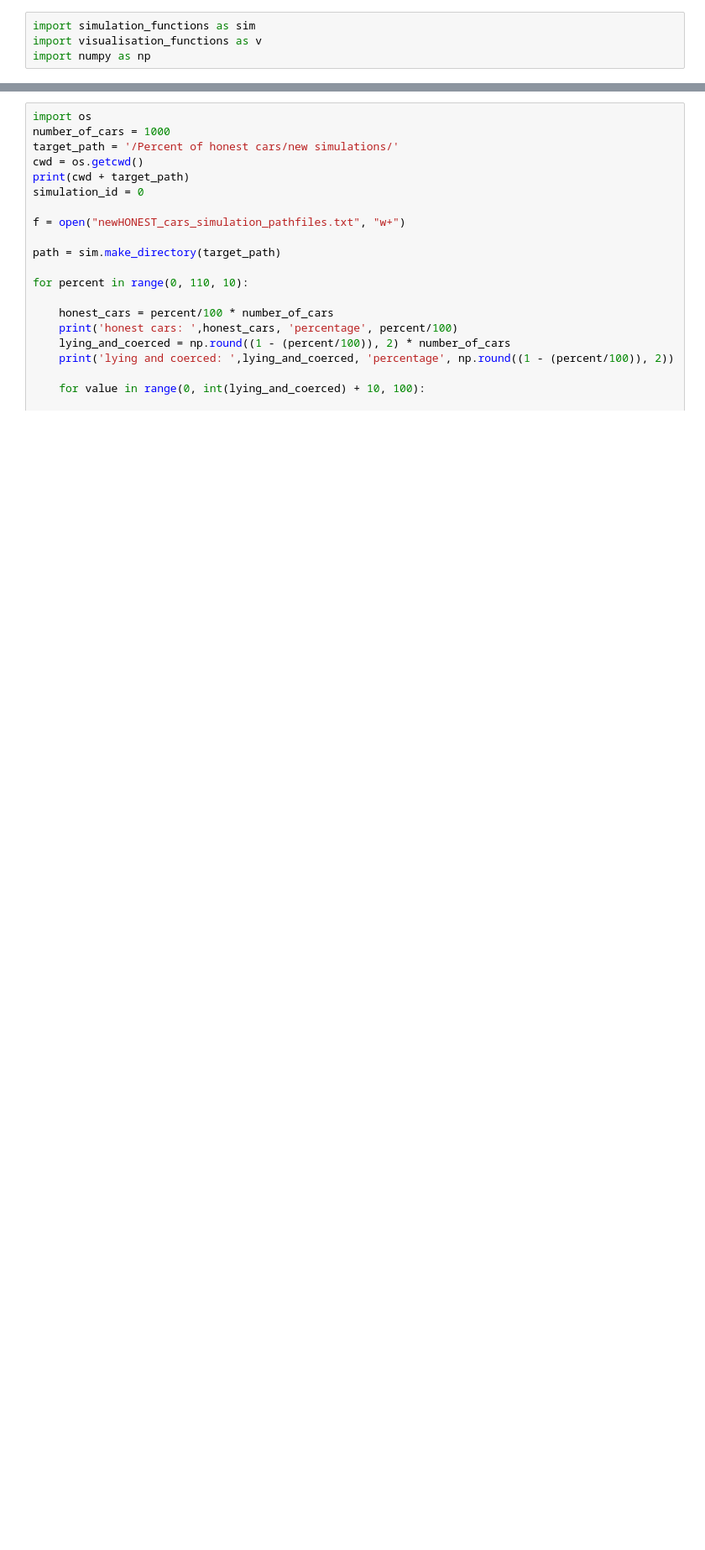
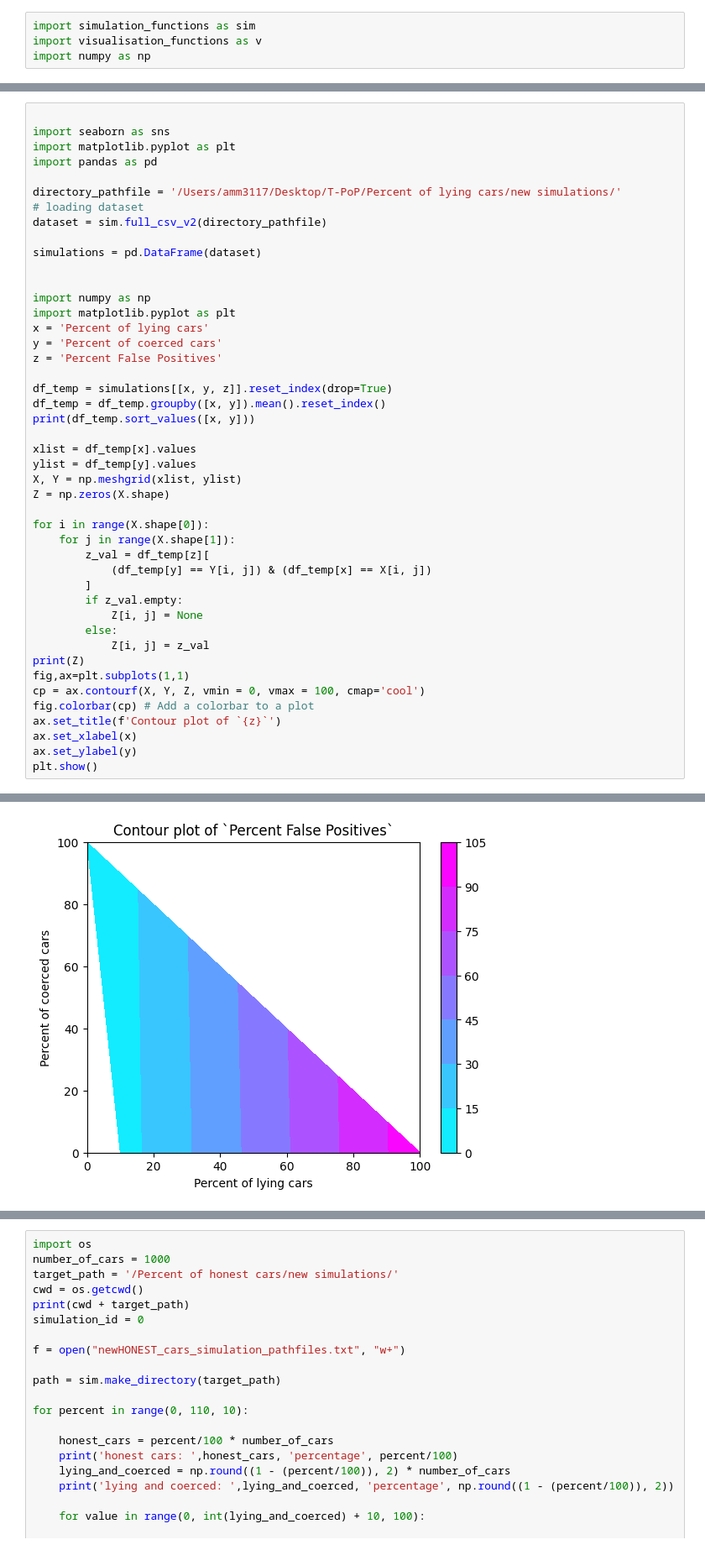
Before and after one commit to aidamanzano/T-PoP, a Jupyter notebook: new_simulations.ipynb, the cells around one changed output, grey strips where cells are left out. Shown: that part at 84% size. Cells and saved outputs as stored; diff of their text form; blank space fills up the shorter version.

Commit message:
contour plots

```diff
--- a/new_simulations.ipynb
+++ b/new_simulations.ipynb
@@ -55,0 +14,46 @@ CS = ax.contour(X, Y, Z)
+# %%
+
+import seaborn as sns
+import matplotlib.pyplot as plt
+import pandas as pd
+
+directory_pathfile = '/Users/amm3117/Desktop/T-PoP/Percent of lying cars/new simulations/'
+# loading dataset
+dataset = sim.full_csv_v2(directory_pathfile)
+
+simulations = pd.DataFrame(dataset)
+
+
+import numpy as np
+import matplotlib.pyplot as plt
+x = 'Percent of lying cars'
+y = 'Percent of coerced cars'
+z = 'Percent False Positives'
+
+df_temp = simulations[[x, y, z]].reset_index(drop=True)
+df_temp = df_temp.groupby([x, y]).mean().reset_index()
+print(df_temp.sort_values([x, y]))
+
+xlist = df_temp[x].values
+ylist = df_temp[y].values
+X, Y = np.meshgrid(xlist, ylist)
+Z = np.zeros(X.shape)
+
+for i in range(X.shape[0]):
+    for j in range(X.shape[1]):
+        z_val = df_temp[z][
+            (df_temp[y] == Y[i, j]) & (df_temp[x] == X[i, j])
+        ]
+        if z_val.empty:
+            Z[i, j] = None
+        else:
+            Z[i, j] = z_val
+print(Z)
+fig,ax=plt.subplots(1,1)
+cp = ax.contourf(X, Y, Z, vmin = 0, vmax = 100, cmap='cool')
+fig.colorbar(cp) # Add a colorbar to a plot
+ax.set_title(f'Contour plot of `{z}`')
+ax.set_xlabel(x)
+ax.set_ylabel(y)
+plt.show()
+# %% [output]
@@ -55,0 +77 @@ CS = ax.contour(X, Y, Z)
+[figure, added]
```
Also changed, not shown: parts of 6 cells of this notebook, 1 other file.
